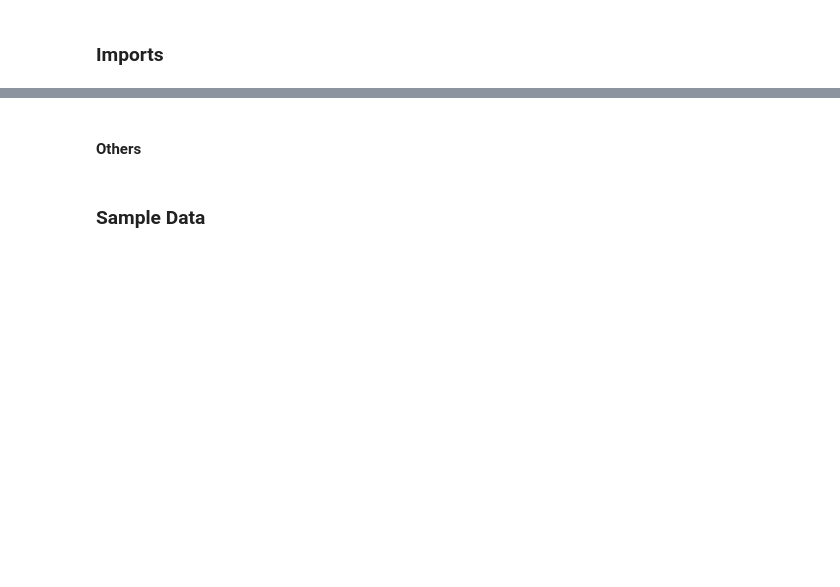
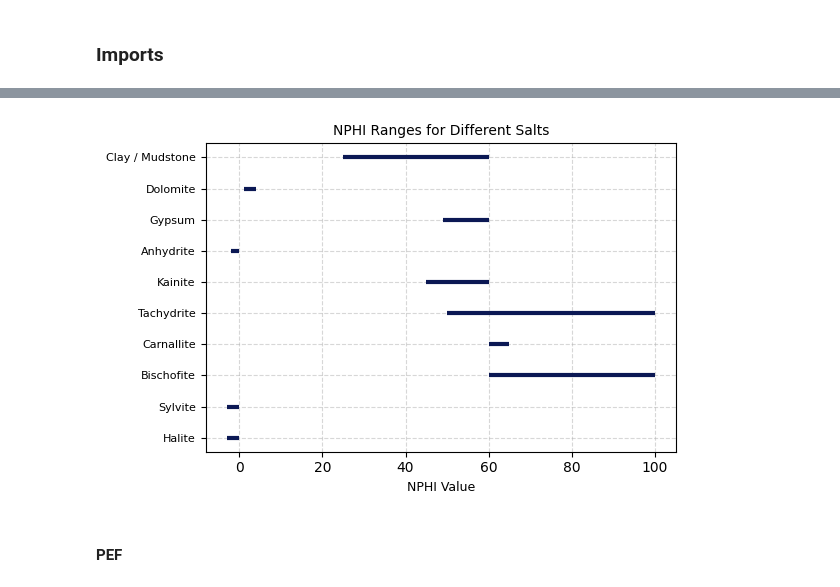
Before and after one commit to HarrisEdlmannQR/salt-lithology-model, a Jupyter notebook: model.ipynb, the cells around one changed output, grey strips where cells are left out. Saved outputs shown, nothing was run; the diff lists cells and outputs as text; code cells hidden in the pictures; blank space fills up the shorter version.

```diff
--- a/model.ipynb
+++ b/model.ipynb
@@ -38,0 +320,5 @@ GR_RANGES = {
+# %%
+nphi_ranges = RangePlotter("NPHI", NPHI_RANGES)
+nphi_ranges.plot_ranges()
+# %% [output]
+[figure, added]
@@ -39,3 +331,3 @@ GR_RANGES = {
 # %% [markdown]
-#### Others
+#### PEF
 # %%
@@ -114,5 +349,3 @@ PEF_RANGES = {
     "Silt / Sandstone": {"min": 1.7, "max": 2.7},
     "Clay / Mudstone": {"min": 3, "max": 5},
 }
-# %% [markdown]
-### Sample Data
```
Also changed, not shown: parts of 38 cells of this notebook.
